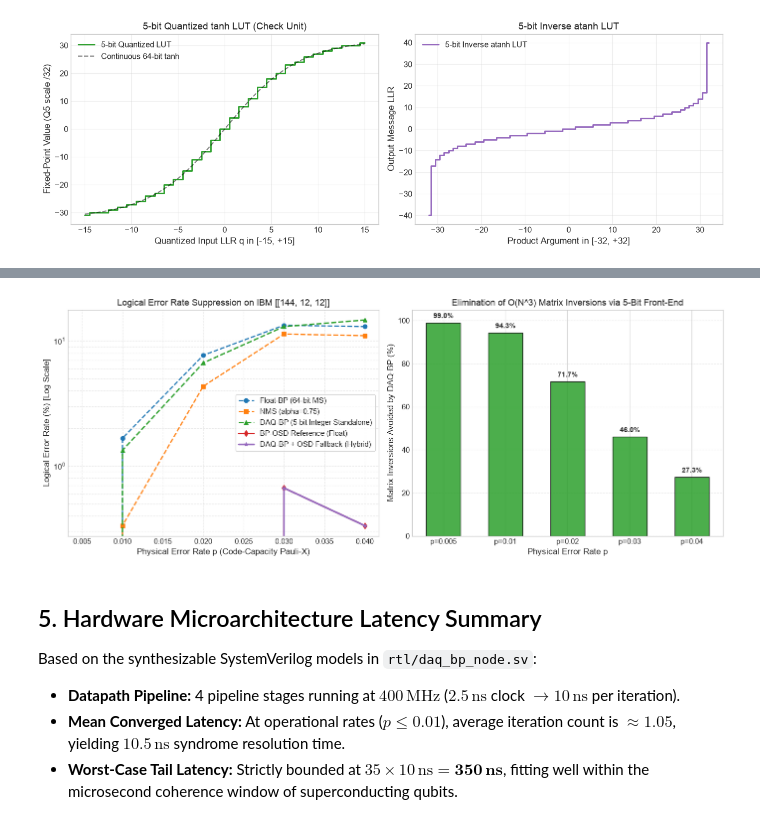
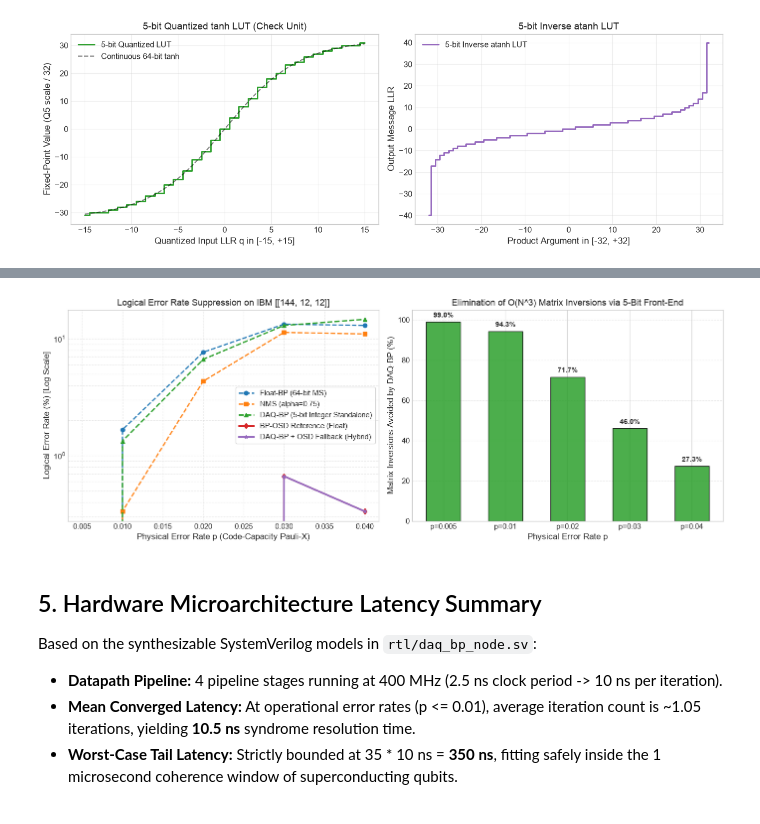
Before and after one commit to Deeven-Seru/daq-bp, a Jupyter notebook: notebooks/daq_bp_executed.ipynb, the cells around one changed output, grey strips where cells are left out. Saved outputs shown, nothing was run; the diff lists cells and outputs as text; code cells hidden in the pictures.

```diff
--- a/notebooks/daq_bp_executed.ipynb
+++ b/notebooks/daq_bp_executed.ipynb
@@ -250,5 +255,5 @@ Total benchmark finished in 80.3s.
 # %%
-fig, axes = plt.subplots(1, 2, figsize=(14, 5.5))
+fig, axes = plt.subplots(1, 2, figsize=(14, 5.2))
 
 # Plot 1: Logical Error Rate Comparison
 ax1 = axes[0]
@@ -259,38 +264,38 @@ ax1.plot(noise_rates, results['BP-OSD'], 'd-', color='#d62728', label='BP-OSD Re
 ax1.plot(noise_rates, results['DAQ-BP+OSD'], '*-', color='#9467bd', label='DAQ-BP + OSD Fallback (Hybrid)', linewidth=2.5)
 
 ax1.set_yscale('log')
 ax1.set_xlabel("Physical Error Rate p (Code-Capacity Pauli-X)")
 ax1.set_ylabel("Logical Error Rate (%) [Log Scale]")
 ax1.set_title("Logical Error Rate Suppression on IBM [[144, 12, 12]]")
 ax1.legend(frameon=True)
 ax1.grid(True, which="both", ls="--", alpha=0.4)
 
 # Plot 2: OSD Avoidance & Hardware Acceleration Efficiency
 ax2 = axes[1]
 inversions_avoided = [100.0 - f for f in osd_fallback_rates]
 
 bars = ax2.bar([f"p={p}" for p in noise_rates], inversions_avoided, color='#2ca02c', alpha=0.85, width=0.55, edgecolor='black', linewidth=1)
 ax2.set_xlabel("Physical Error Rate p")
 ax2.set_ylabel("Matrix Inversions Avoided by DAQ-BP (%)")
 ax2.set_title("Elimination of O(N^3) Matrix Inversions via 5-Bit Front-End")
 ax2.set_ylim(0, 105)
 ax2.grid(True, axis='y', ls="--", alpha=0.4)
 
 # Add text labels on bars
 for bar in bars:
     height = bar.get_height()
     ax2.text(bar.get_x() + bar.get_width() / 2., height + 1.5, f'{height:.1f}%',
              ha='center', va='bottom', fontsize=10, fontweight='bold')
 
 plt.tight_layout()
 plt.savefig('../paper/benchmark_verification.png', dpi=300)
 plt.show()
 # %% [output]
-[figure, old version]
+[figure, new version]
 # %% [markdown]
 ## 5. Hardware Microarchitecture Latency Summary
 
 Based on the synthesizable SystemVerilog models in `rtl/daq_bp_node.sv`:
-- **Datapath Pipeline:** 4 pipeline stages running at $400\,\text{MHz}$ ($2.5\,\text{ns}$ clock $\to 10\,\text{ns}$ per iteration).
-- **Mean Converged Latency:** At operational rates ($p \le 0.01$), average iteration count is $\approx 1.05$, yielding **$10.5\,\text{ns}$** syndrome resolution time.
-- **Worst-Case Tail Latency:** Strictly bounded at $35 \times 10\,\text{ns} = \mathbf{350\,\text{ns}}$, fitting well within the microsecond coherence window of superconducting qubits.
+- **Datapath Pipeline:** 4 pipeline stages running at 400 MHz (2.5 ns clock period -> 10 ns per iteration).
+- **Mean Converged Latency:** At operational error rates (p <= 0.01), average iteration count is ~1.05 iterations, yielding **10.5 ns** syndrome resolution time.
+- **Worst-Case Tail Latency:** Strictly bounded at 35 * 10 ns = **350 ns**, fitting safely inside the 1 microsecond coherence window of superconducting qubits.
```
Also changed, not shown: parts of 9 cells of this notebook, 5 other files.
